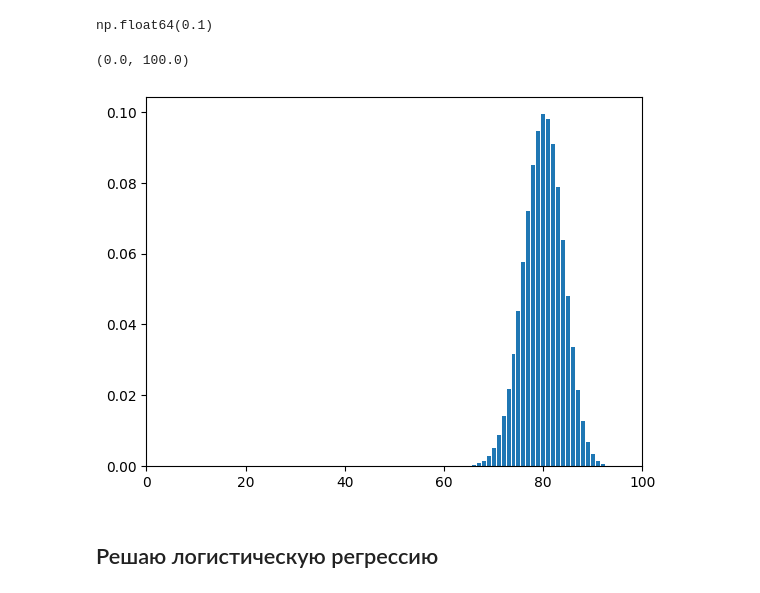
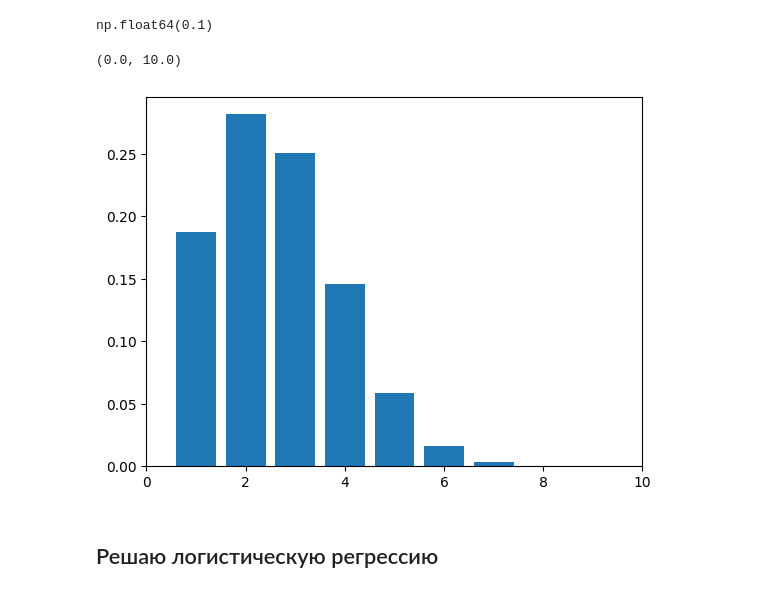
Before and after one commit to alsey3tit3nomad/my_stat, a Jupyter notebook: my_stat.ipynb, the cells around one changed output. Saved outputs shown, nothing was run; the diff lists cells and outputs as text; code cells hidden in the pictures.

```diff
--- a/my_stat.ipynb
+++ b/my_stat.ipynb
@@ -654,16 +653,16 @@ pmf_values
 np.float64(0.1)
 # %%
 from scipy.stats import binom
-n = 100
-y = binom(n, p = 0.8)
+n = 10
+y = binom(n, p = 0.25)
 x = np.arange(1, n)
 y = y.pmf(x)
 plt.bar(x, y)
 # plt.ylim(0, 0.15)
 plt.xlim(0, n)
 # %% [output]
-(0.0, 100.0)
+(0.0, 10.0)
-[figure, old version]
+[figure, new version]
 # %% [markdown]
 ## Решаю логистическую регрессию
 # %%
```
Also changed, not shown: parts of 88 cells of this notebook.
